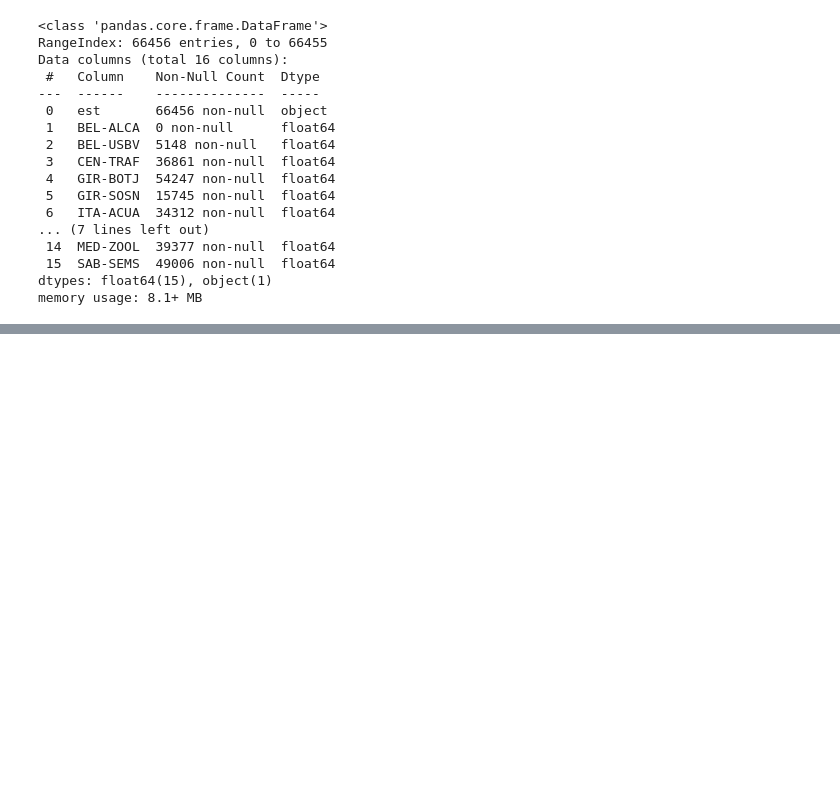
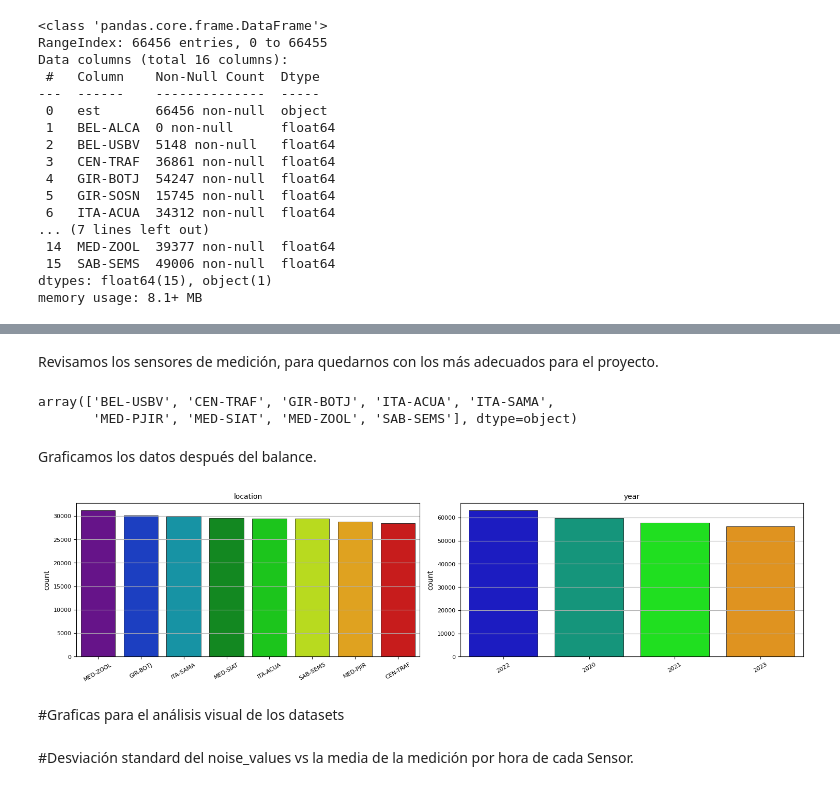
Before and after one commit to jmparradov/MachineLearning_Project, a Jupyter notebook: Machine_Learning_Project.ipynb, the cells around one changed output, grey strips where cells are left out. Drawn from its saved outputs; the diff is of its cells as text; code cells hidden in the pictures; blank space fills up the shorter version.

```diff
--- a/Machine_Learning_Project.ipynb
+++ b/Machine_Learning_Project.ipynb
@@ -357,0 +165,4 @@ plt.show()
+# %%
+d = d[d['year'].isin([2023,2022,2021,2020])]
+
+print(d)
@@ -357,0 +187,21 @@ plt.show()
+# %% [markdown]
+Revisamos los sensores de medición, para quedarnos con los más adecuados para el proyecto.
+# %%
+d["location"].unique()
+# %% [output]
+array(['BEL-USBV', 'CEN-TRAF', 'GIR-BOTJ', 'ITA-ACUA', 'ITA-SAMA',
+       'MED-PJIR', 'MED-SIAT', 'MED-ZOOL', 'SAB-SEMS'], dtype=object)
+# %%
+d = d[d['location'].isin(['CEN-TRAF', 'GIR-BOTJ', 'ITA-ACUA',
+       'ITA-SAMA', 'MED-PJIR',
+       'MED-SIAT', 'MED-ZOOL', 'SAB-SEMS'])]
+# %% [markdown]
+Graficamos los datos después del balance.
+# %%
+multiple_plot(2, d , ['location', 'year'], None, 'countplot', '',30)
+# %% [output]
+[figure, added]
+# %% [markdown]
+#Graficas para el análisis visual de los datasets
+# %% [markdown]
+#Desviación standard del noise_values vs la media de la medición por hora de cada Sensor.
```
Also changed, not shown: parts of 62 cells of this notebook.
